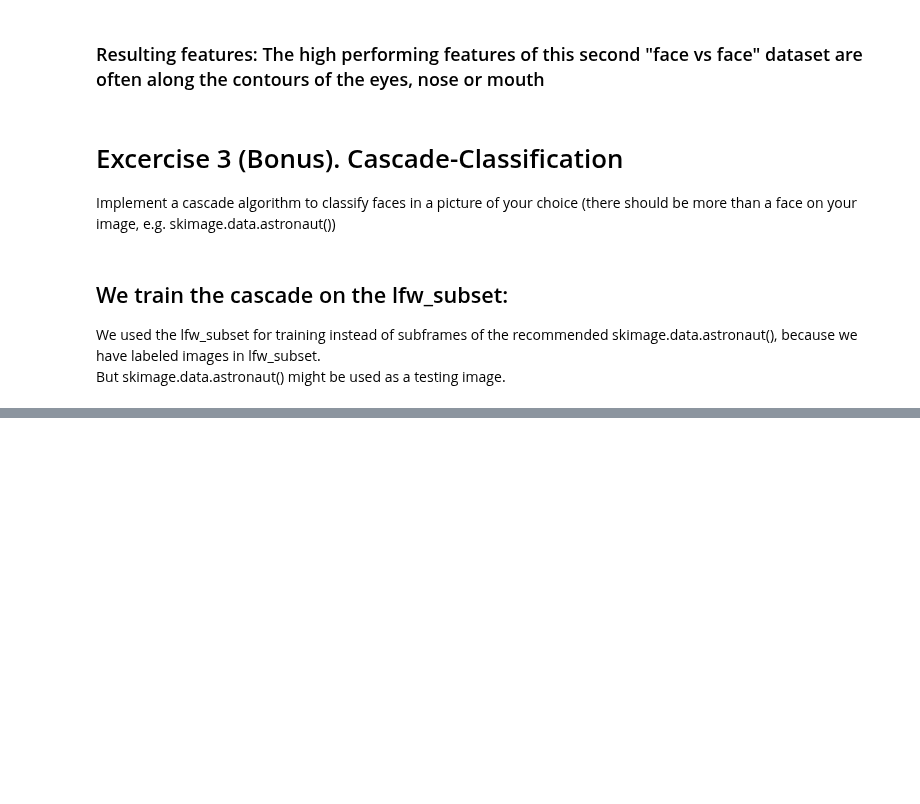
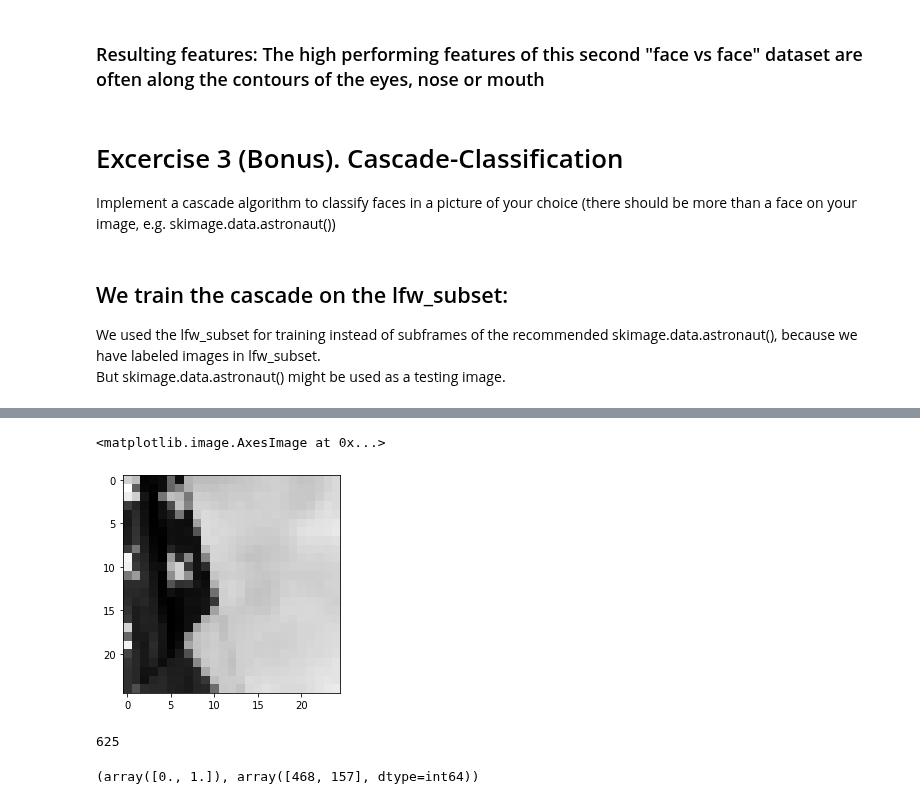
Before and after one commit to pwl482/patrec_2020, a Jupyter notebook: Assignment_7/Ada_Boost_und_Viola_Jones.ipynb, the cells around one changed output, grey strips where cells are left out. Saved outputs shown, nothing was run; the diff lists cells and outputs as text; code cells hidden in the pictures; blank space fills up the shorter version.

```diff
--- a/Assignment_7/Ada_Boost_und_Viola_Jones.ipynb
+++ b/Assignment_7/Ada_Boost_und_Viola_Jones.ipynb
@@ -558,15 +558,13 @@ class Viola_Jones:
         """
         This function calculates the misclassification error.
         """
-        # EVA: Shouldn't we use the normalized Ej? => No, this is standard AdaBoost, in Viola Jones the weights are
-        # renormalized before training instead so no normalization is needed for calculating the misclassification
         return np.sum(sample_weights * (y_train != y_pred).astype(int))
 
     def get_h_j_predictions(self, p_j, theta_j, feature_column_j):
         """
         This function returns the predicted labels for a distinct parity p_j, cutoffs theta_j and a feature j.
         """
-        # EVA:  Doesn't it have to be just '<' (lecture slides) Paul: well its once on the slides with < and twice with <=
+        # its once in the slides with < and twice with <=
         return (p_j * feature_column_j <= p_j * theta_j).astype(int)
 
     def get_optimal_h_j(self, feature_matrix, labels, sample_weights):
@@ -584,7 +582,6 @@ class Viola_Jones:
         for j in range(feature_matrix.shape[1]):
             feature_column_j = feature_matrix[:, j]
             sorted_col = np.sort(np.unique(feature_column_j))
-            # EVA: Wouldn't it be more efficient to iterate over set(sorted_col)? Paul: yep, changed it
             # test every value for feature j that was calculcated on the training set as threshold
             for theta_j in sorted_col:
                 y_pred_neg = self.get_h_j_predictions(-1, theta_j, feature_column_j)
@@ -596,10 +593,6 @@ class Viola_Jones:
                 L_pos = np.sum(sample_weights[np.where(labels[left_partition_pos] == 1)])
                 e_neg = L_pos + np.sum(sample_weights[np.where(labels == 0)]) - L_neg
                 e_pos = L_neg + np.sum(sample_weights[np.where(labels == 1)]) - L_pos
-                # EVA: Shouldn't this be the other way around?? Currently, if correctly classified weight sum is larger,
-                # the predictions get inverted and the classifier is evaluated as bad-performig (high error).
-                # if weight sum of correctly classified images is larger, then return inverted labels as predictions
-                # for all images and set new parity = -1 Paul: also not sure, but works this way ^^
                 if e_neg < e_pos:
                     y_pred = y_pred_neg
                     p_j = -1
@@ -622,10 +615,6 @@ class Viola_Jones:
     def train_viola_jones(self, X_train, y_train):
         """
         Implements the Viola-Jones main training loop.
-        EVA: just a thought: why isn't a feature removed from the matrix after it was discovered as best weak classifier?
-             this way it could not happen that two classifiers represent the same feature
-        Paul: well it might be that after some iterations of re-weighting, it is the best to use the same feature again
-            for example decision trees can also split the same variables into multiple quadrants
         """
         if len(np.unique(y_train)) != 2 and 0 in np.unique(y_train) and 1 in np.unique(y_train):
             raise Exception("Only labels 0 and 1 allowed!!!")
@@ -636,16 +625,13 @@ class Viola_Jones:
         # 0.5) calculate features from integral images
         feature_matrix = self.create_feature_matrix(integral_images, self.shape_i, self.shape_j)
         # 1) initialize wi (for each label, normalize by count in training set)
-        # EVA: Doesn't Viola Jones normalize by double count?...but then again, some implementations just normalize
-        # by N=|training set|, so it should be fine, Paul: i understood the slides the way i implemented it
-        sample_weights = np.where(y_train==label1, 1 / count1, 1 / count2)
+        sample_weights = np.where(y_train==label1, 1 / (2*count1), 1 / (2*count2))
         # 2) for m in {1,...,M}
         for m in range(self.n_predictors):
             print("train classifier m:", m)
             # 2a) re-normalize weights
             sample_weights = sample_weights / np.sum(sample_weights)
-            # 2b) train j classifiers on the weighted X_resampled and y_resampled
-            # EVA: where are X_train/Y_train resampled?
+            # 2b) train j classifiers and get the best
             min_Ej, min_j, min_p_j, min_theta_j, min_y_pred = self.get_optimal_h_j(feature_matrix, y_train, sample_weights)
             # 2b) compute the minimum classification error Em from all Ej
             classification_error = min_Ej
@@ -1124,0 +1127,21 @@ calculate_accuracy(y_test_face, y_pred_cascade, np.unique(y_test_face)[::-1])
+# %%
+astronaut_set = []
+shape1 = 150
+shape2 = 150
+for i in range(0, astronaut_img.shape[0] - shape1, 15):
+    for j in range(0, astronaut_img.shape[1]- shape2, 15):
+        astronaut_set.append(resize(astronaut_img[i:i+shape1,j:j+shape2], (25, 25), anti_aliasing=False))
+astronaut_set = np.array(astronaut_set)
+plt.imshow(astronaut_set[0], cmap=plt.cm.gray)
+# %% [output]
+<matplotlib.image.AxesImage at 0x...>
+[figure, added]
+# %%
+len(astronaut_set)
+# %% [output]
+625
+# %%
+y_pred_cascade = CC.predict_cascade(np.array([x.ravel() for x in astronaut_set]))
+np.unique(y_pred_cascade, return_counts=True)
+# %% [output]
+(array([0., 1.]), array([468, 157], dtype=int64))
```
Also changed, not shown: parts of 16 cells of this notebook.
